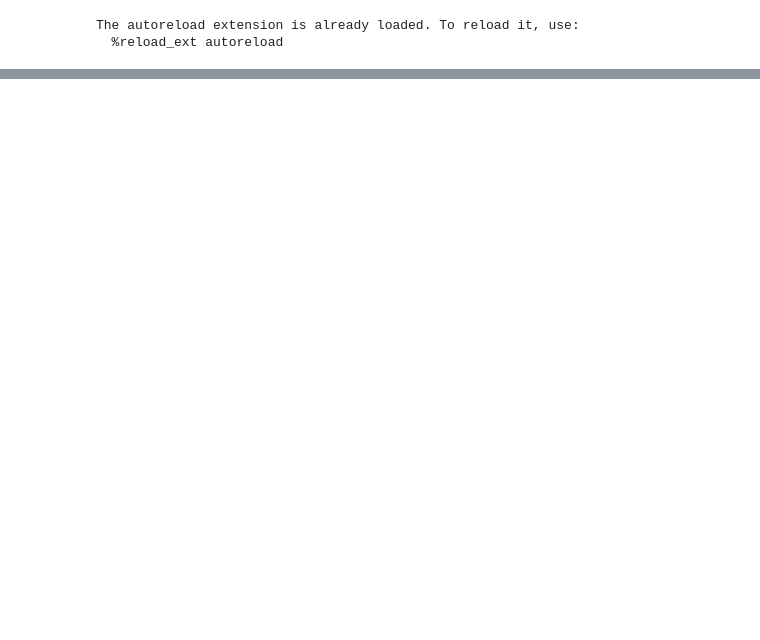
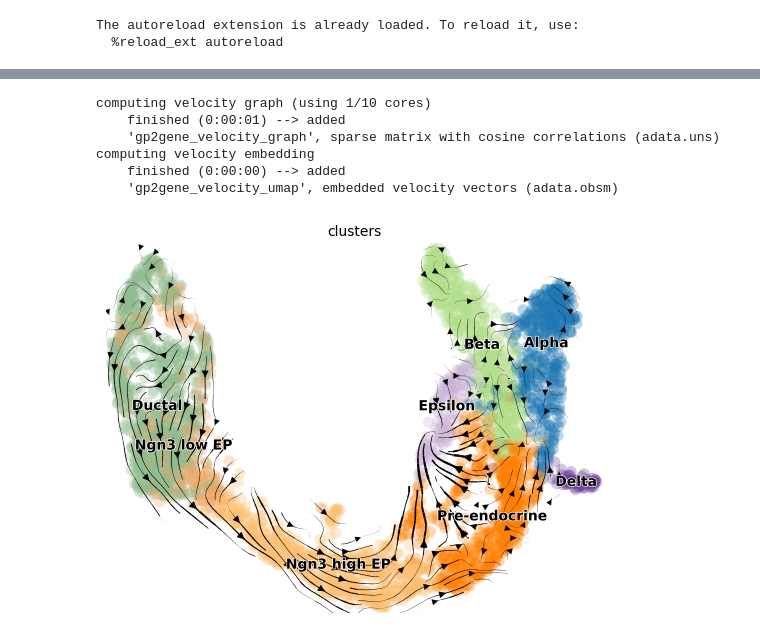
Before and after one commit to leonardogolinelli/lineageVI, a Jupyter notebook: notebooks/7-map_velocity_notebook.ipynb, the cells around one changed output, grey strips where cells are left out. Saved outputs shown, nothing was run; the diff lists cells and outputs as text; code cells hidden in the pictures; blank space fills up the shorter version.

```diff
--- a/notebooks/7-map_velocity_notebook.ipynb
+++ b/notebooks/7-map_velocity_notebook.ipynb
@@ -26,0 +54,12 @@ outs = linvi.get_model_outputs(adata)
+# %%
+sc.pp.neighbors(adata, use_rep='mean')
+scv.tl.velocity_graph(adata, vkey='gp2gene_velocity', xkey='Ms')
+scv.pl.velocity_embedding_stream(adata, vkey='gp2gene_velocity', color='clusters')
+# %% [output]
+computing velocity graph (using 1/10 cores)
+    finished (0:00:01) --> added
+    'gp2gene_velocity_graph', sparse matrix with cosine correlations (adata.uns)
+computing velocity embedding
+    finished (0:00:00) --> added
+    'gp2gene_velocity_umap', embedded velocity vectors (adata.obsm)
+[figure, added]
```
Also changed, not shown: parts of 15 cells of this notebook, 3 other files.
